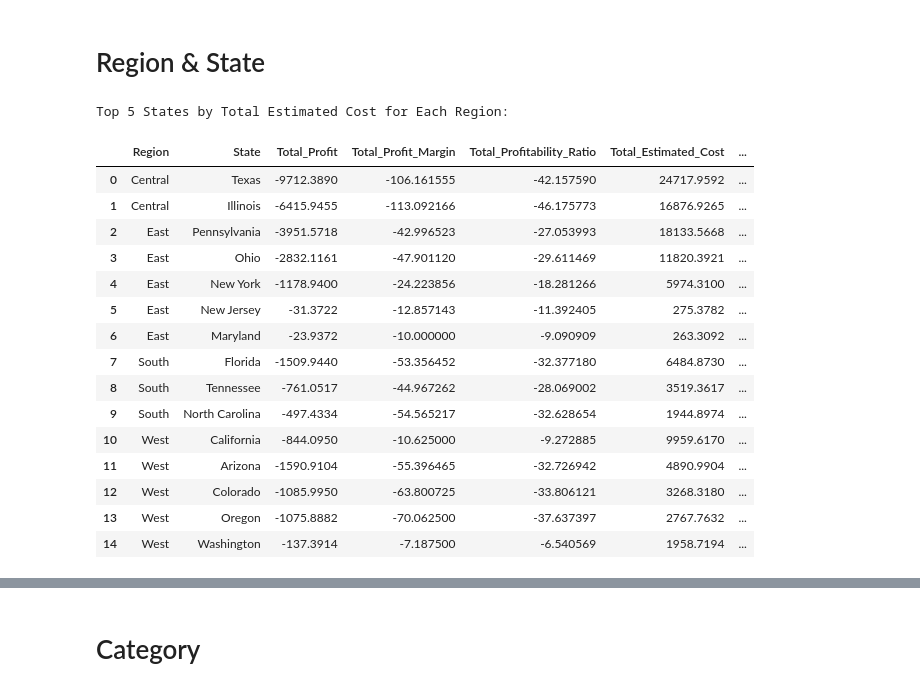
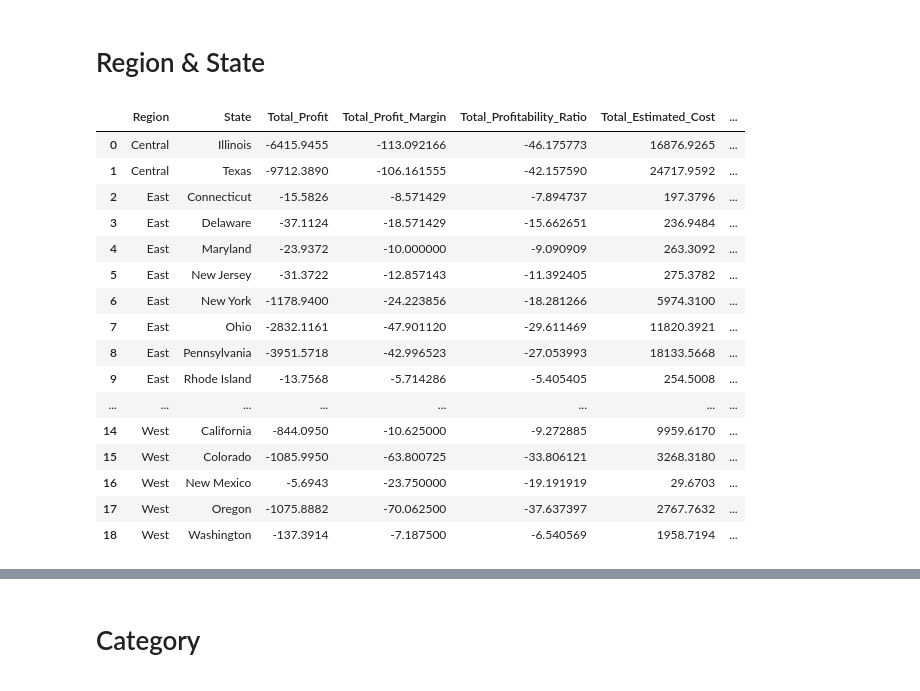
Before and after one commit to micah-shull/superstore, a Jupyter notebook: 008_superstore_Loss_Cost.ipynb, the cells around one changed output, grey strips where cells are left out. Cells and saved outputs as stored; diff of their text form; code cells hidden in the pictures.

```diff
--- a/008_superstore_Loss_Cost.ipynb
+++ b/008_superstore_Loss_Cost.ipynb
@@ -653,37 +653,30 @@ The analysis highlights significant differences in losses, costs, and operationa
 By addressing these issues, the company can significantly reduce regional losses and pave the way for improved profitability across the board.
 # %% [markdown]
 # Region & State
-# %%
-# Use the aggregate function to calculate metrics by Region and State
-table_region_state = dpu.calculate_aggregate_metrics(df, group_by_columns=['Region', 'State'])
-
-# Sort the data within each region by Total Estimated Cost in descending order
-table_region_state_sorted = table_region_state.sort_values(['Region', 'Total_Estimated_Cost'], ascending=[True, False])
-
-# Select the top 5 states per region
-top_states_by_region = table_region_state_sorted.groupby('Region', observed=True).head(5).reset_index(drop=True)
-
-# Display the results
-print("\nTop 5 States by Total Estimated Cost for Each Region:")
-top_states_by_region
-# %% [output]
-Top 5 States by Total Estimated Cost for Each Region:
-|  | Region | State | Total_Profit | Total_Profit_Margin | Total_Profitability_Ratio | Total_Estimated_Cost | ... |
-| 0 | Central | Texas | -9712.3890 | -106.161555 | -42.157590 | 24717.9592 | ... |
-| 1 | Central | Illinois | -6415.9455 | -113.092166 | -46.175773 | 16876.9265 | ... |
-| 2 | East | Pennsylvania | -3951.5718 | -42.996523 | -27.053993 | 18133.5668 | ... |
-| 3 | East | Ohio | -2832.1161 | -47.901120 | -29.611469 | 11820.3921 | ... |
-| 4 | East | New York | -1178.9400 | -24.223856 | -18.281266 | 5974.3100 | ... |
-| 5 | East | New Jersey | -31.3722 | -12.857143 | -11.392405 | 275.3782 | ... |
-| 6 | East | Maryland | -23.9372 | -10.000000 | -9.090909 | 263.3092 | ... |
-| 7 | South | Florida | -1509.9440 | -53.356452 | -32.377180 | 6484.8730 | ... |
-| 8 | South | Tennessee | -761.0517 | -44.967262 | -28.069002 | 3519.3617 | ... |
-| 9 | South | North Carolina | -497.4334 | -54.565217 | -32.628654 | 1944.8974 | ... |
-| 10 | West | California | -844.0950 | -10.625000 | -9.272885 | 9959.6170 | ... |
-| 11 | West | Arizona | -1590.9104 | -55.396465 | -32.726942 | 4890.9904 | ... |
-| 12 | West | Colorado | -1085.9950 | -63.800725 | -33.806121 | 3268.3180 | ... |
-| 13 | West | Oregon | -1075.8882 | -70.062500 | -37.637397 | 2767.7632 | ... |
-| 14 | West | Washington | -137.3914 | -7.187500 | -6.540569 | 1958.7194 | ... |
+# %%
+df = data_losses.copy()
+
+# Use the aggregate function to calculate metrics for each group
+table_profits_region_state = dpu.calculate_aggregate_metrics(df, group_by_columns=['Region', 'State'])
+table_profits_region_state
+# %% [output]
+|  | Region | State | Total_Profit | Total_Profit_Margin | Total_Profitability_Ratio | Total_Estimated_Cost | ... |
+| 0 | Central | Illinois | -6415.9455 | -113.092166 | -46.175773 | 16876.9265 | ... |
+| 1 | Central | Texas | -9712.3890 | -106.161555 | -42.157590 | 24717.9592 | ... |
+| 2 | East | Connecticut | -15.5826 | -8.571429 | -7.894737 | 197.3796 | ... |
+| 3 | East | Delaware | -37.1124 | -18.571429 | -15.662651 | 236.9484 | ... |
+| 4 | East | Maryland | -23.9372 | -10.000000 | -9.090909 | 263.3092 | ... |
+| 5 | East | New Jersey | -31.3722 | -12.857143 | -11.392405 | 275.3782 | ... |
+| 6 | East | New York | -1178.9400 | -24.223856 | -18.281266 | 5974.3100 | ... |
+| 7 | East | Ohio | -2832.1161 | -47.901120 | -29.611469 | 11820.3921 | ... |
+| 8 | East | Pennsylvania | -3951.5718 | -42.996523 | -27.053993 | 18133.5668 | ... |
+| 9 | East | Rhode Island | -13.7568 | -5.714286 | -5.405405 | 254.5008 | ... |
+| ... | ... | ... | ... | ... | ... | ... | ... |
+| 14 | West | California | -844.0950 | -10.625000 | -9.272885 | 9959.6170 | ... |
+| 15 | West | Colorado | -1085.9950 | -63.800725 | -33.806121 | 3268.3180 | ... |
+| 16 | West | New Mexico | -5.6943 | -23.750000 | -19.191919 | 29.6703 | ... |
+| 17 | West | Oregon | -1075.8882 | -70.062500 | -37.637397 | 2767.7632 | ... |
+| 18 | West | Washington | -137.3914 | -7.187500 | -6.540569 | 1958.7194 | ... |
 # %%
 regions=df["Region"].unique().tolist()
 
```
Also changed, not shown: parts of 3 cells of this notebook.
